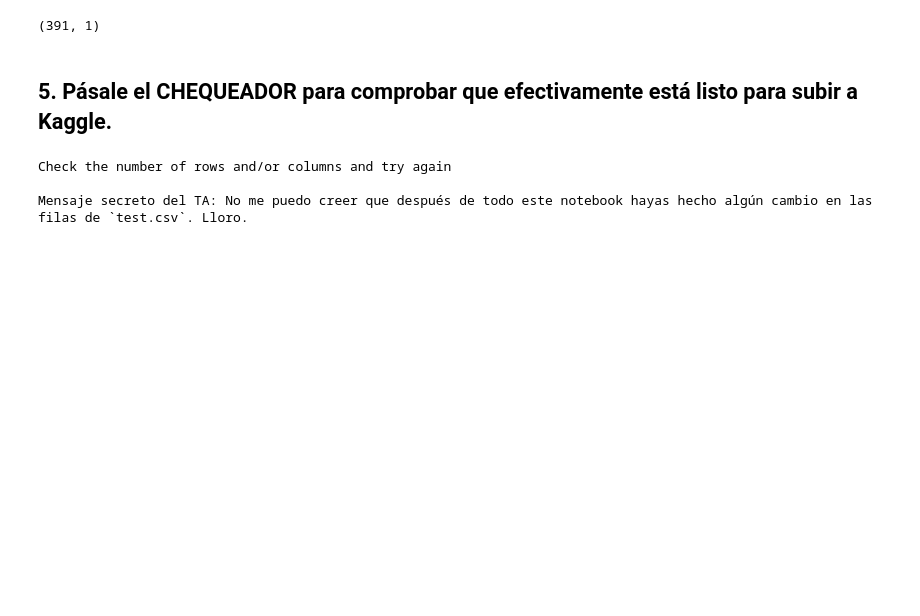
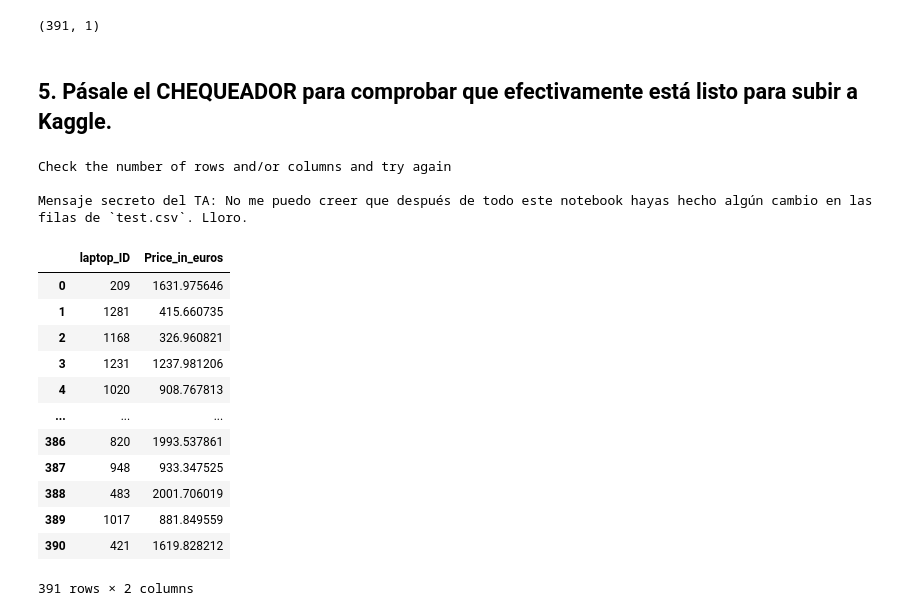
Before and after one commit to AntGV/ONLINE_DS_THEBRIDGE_WorkSpace, a Jupyter notebook: Sprint_12/Unidad_03_TeamChallenge_04/Competition/notebook_02.ipynb, the cells around one changed output. Saved outputs shown, nothing was run; the diff lists cells and outputs as text; code cells hidden in the pictures; blank space fills up the shorter version.

```diff
--- a/Sprint_12/Unidad_03_TeamChallenge_04/Competition/notebook_02.ipynb
+++ b/Sprint_12/Unidad_03_TeamChallenge_04/Competition/notebook_02.ipynb
@@ -1112,0 +1103,17 @@ Mensaje secreto del TA: No me puedo creer que después de todo este notebook hay
+# %%
+df_resultado_notebook_02 = pd.read_csv("submission_02.csv")
+df_resultado_notebook_02
+# %% [output]
+|  | laptop_ID | Price_in_euros |
+| 0 | 209 | 1631.975646 |
+| 1 | 1281 | 415.660735 |
+| 2 | 1168 | 326.960821 |
+| 3 | 1231 | 1237.981206 |
+| 4 | 1020 | 908.767813 |
+| ... | ... | ... |
+| 386 | 820 | 1993.537861 |
+| 387 | 948 | 933.347525 |
+| 388 | 483 | 2001.706019 |
+| 389 | 1017 | 881.849559 |
+| 390 | 421 | 1619.828212 |
+391 rows × 2 columns
```
Also changed, not shown: parts of 14 cells of this notebook, 6 other files.
